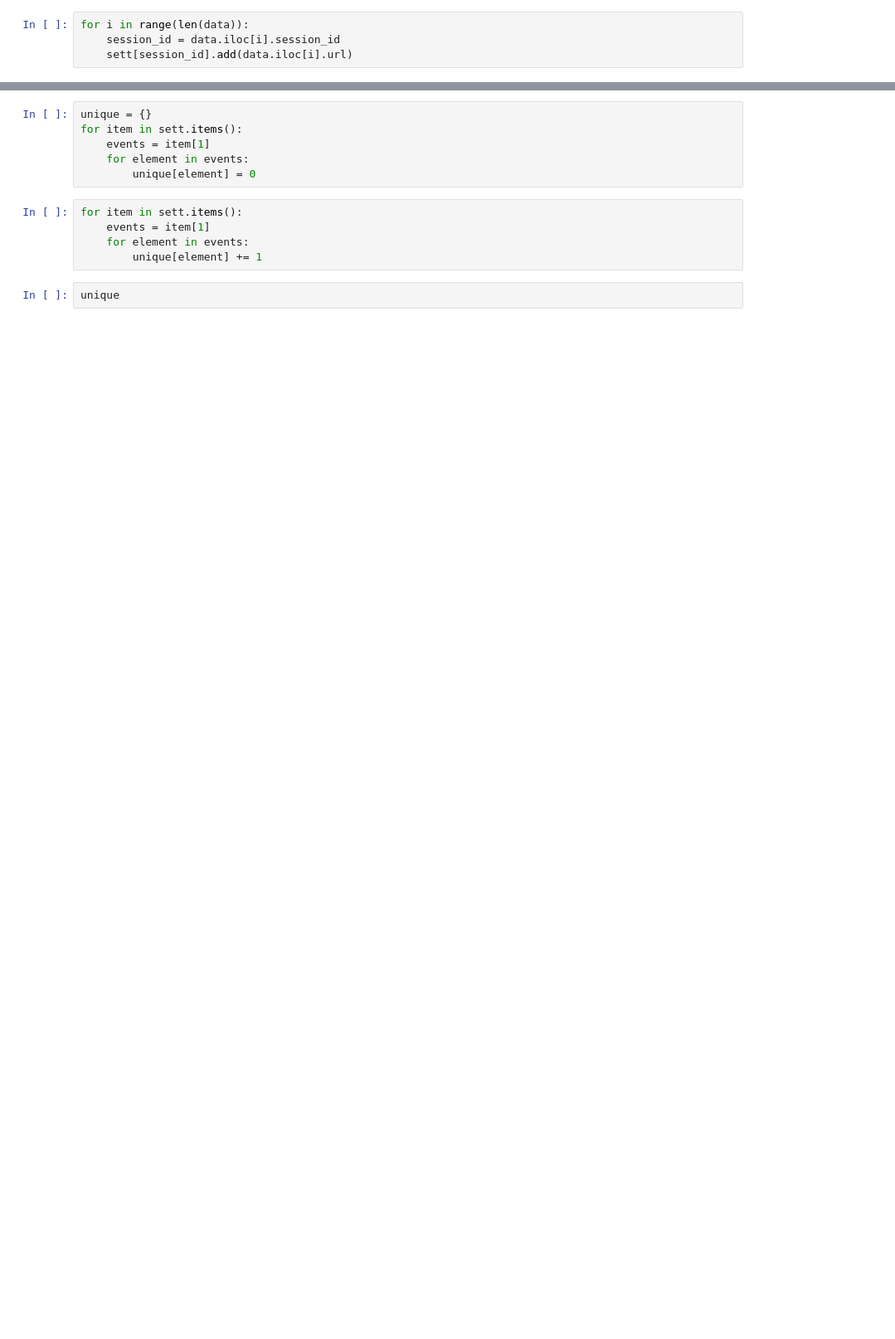
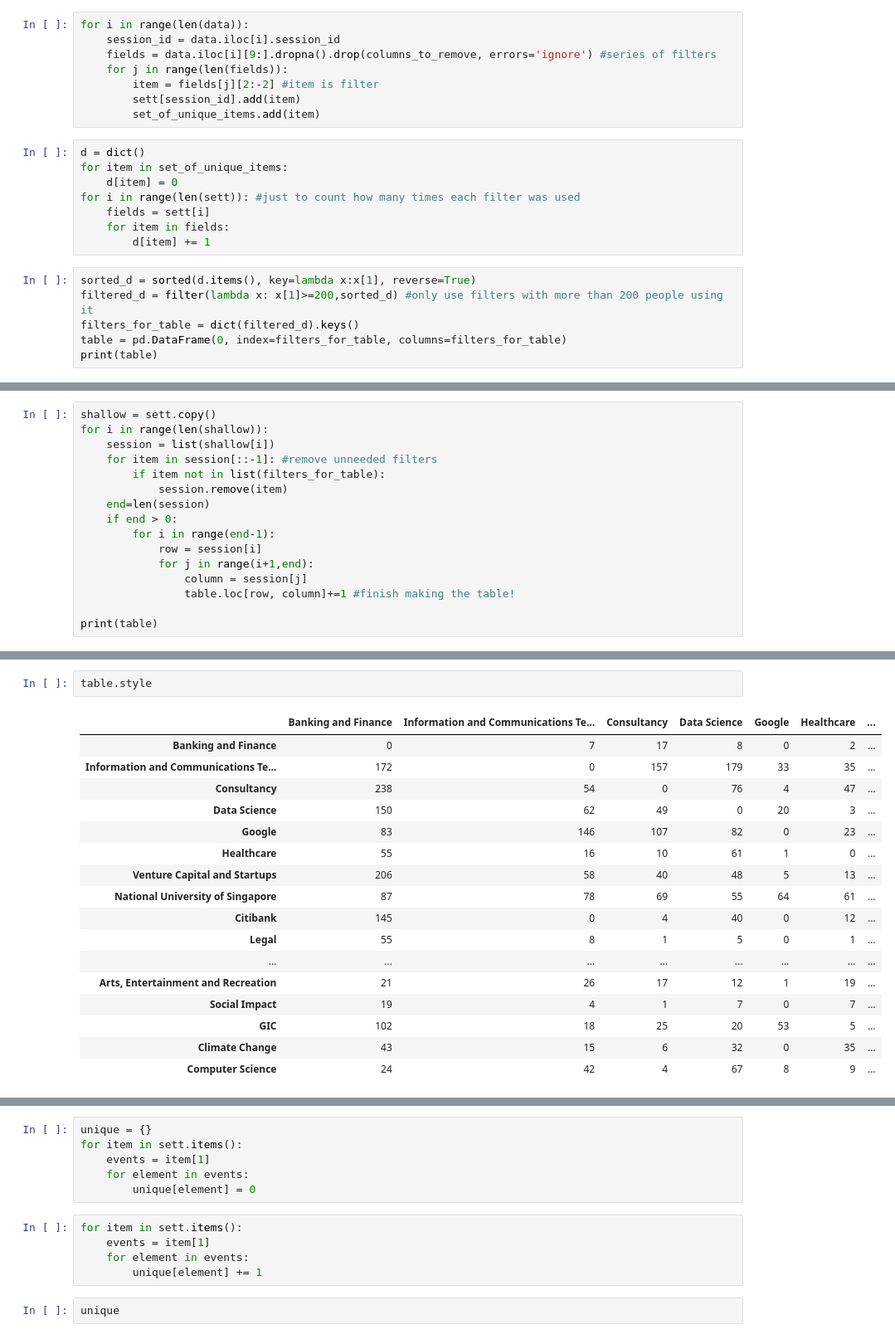
Before and after one commit to AdvisorySG/mentorship-da, a Jupyter notebook: howard's advisory stuff/exported_csv/analysis of the sql data.ipynb, the cells around one changed output, grey strips where cells are left out. Shown at 83% size. Cells and saved outputs as stored; diff of their text form; blank space fills up the shorter version.

Commit message:
updated code
complete analysis by session code

```diff
--- a/howard's advisory stuff/exported_csv/analysis of the sql data.ipynb
+++ b/howard's advisory stuff/exported_csv/analysis of the sql data.ipynb
@@ -23,4 +9,22 @@ sett = {i:set() for i in range(20000)}
 # %%
 for i in range(len(data)):
     session_id = data.iloc[i].session_id
-    sett[session_id].add(data.iloc[i].url)
+    fields = data.iloc[i][9:].dropna().drop(columns_to_remove, errors='ignore') #series of filters
+    for j in range(len(fields)):
+        item = fields[j][2:-2] #item is filter
+        sett[session_id].add(item)
+        set_of_unique_items.add(item)
+# %%
+d = dict()
+for item in set_of_unique_items:
+    d[item] = 0
+for i in range(len(sett)): #just to count how many times each filter was used
+    fields = sett[i]
+    for item in fields:
+        d[item] += 1
+# %%
+sorted_d = sorted(d.items(), key=lambda x:x[1], reverse=True)
+filtered_d = filter(lambda x: x[1]>=200,sorted_d) #only use filters with more than 200 people using it
+filters_for_table = dict(filtered_d).keys()
+table = pd.DataFrame(0, index=filters_for_table, columns=filters_for_table)
+print(table)
@@ -26,0 +49,16 @@ for i in range(len(data)):
+# %%
+shallow = sett.copy()
+for i in range(len(shallow)):
+    session = list(shallow[i])
+    for item in session[::-1]: #remove unneeded filters
+        if item not in list(filters_for_table):
+            session.remove(item)
+    end=len(session)
+    if end > 0:
+        for i in range(end-1):
+            row = session[i]
+            for j in range(i+1,end):
+                column = session[j]
+                table.loc[row, column]+=1 #finish making the table!
+
+print(table)
@@ -26,0 +83,20 @@ for i in range(len(data)):
+# %%
+table.style
+# %% [output]
+|  | Banking and Finance | Information and Communications Te... | Consultancy | Data Science | Google | Healthcare | ... |
+| Banking and Finance | 0 | 7 | 17 | 8 | 0 | 2 | ... |
+| Information and Communications Te... | 172 | 0 | 157 | 179 | 33 | 35 | ... |
+| Consultancy | 238 | 54 | 0 | 76 | 4 | 47 | ... |
+| Data Science | 150 | 62 | 49 | 0 | 20 | 3 | ... |
+| Google | 83 | 146 | 107 | 82 | 0 | 23 | ... |
+| Healthcare | 55 | 16 | 10 | 61 | 1 | 0 | ... |
+| Venture Capital and Startups | 206 | 58 | 40 | 48 | 5 | 13 | ... |
+| National University of Singapore | 87 | 78 | 69 | 55 | 64 | 61 | ... |
+| Citibank | 145 | 0 | 4 | 40 | 0 | 12 | ... |
+| Legal | 55 | 8 | 1 | 5 | 0 | 1 | ... |
+| ... | ... | ... | ... | ... | ... | ... | ... |
+| Arts, Entertainment and Recreation | 21 | 26 | 17 | 12 | 1 | 19 | ... |
+| Social Impact | 19 | 4 | 1 | 7 | 0 | 7 | ... |
+| GIC | 102 | 18 | 25 | 20 | 53 | 5 | ... |
+| Climate Change | 43 | 15 | 6 | 32 | 0 | 35 | ... |
+| Computer Science | 24 | 42 | 4 | 67 | 8 | 9 | ... |
```
Also changed, not shown: parts of 15 cells of this notebook, 17 other files.
